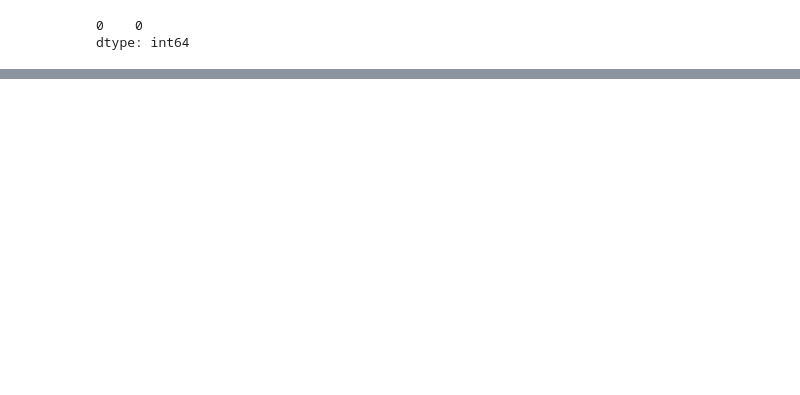
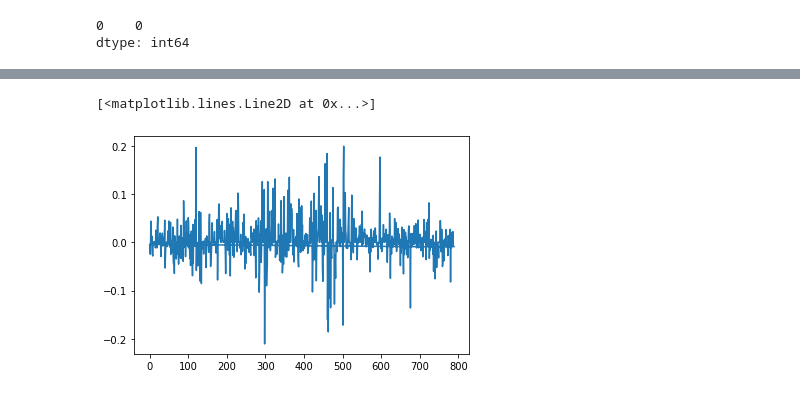
Before and after one commit to netoconcon/next_trend, a Jupyter notebook: notebooks/tanise_nuts_nuts-rnn_com_imputer-Copy1.ipynb, the cells around one changed output, grey strips where cells are left out. Drawn from its saved outputs; the diff is of its cells as text; code cells hidden in the pictures; blank space fills up the shorter version.

```diff
--- a/notebooks/tanise_nuts_nuts-rnn_com_imputer-Copy1.ipynb
+++ b/notebooks/tanise_nuts_nuts-rnn_com_imputer-Copy1.ipynb
@@ -461,0 +451,5 @@ tesla_model.predict(X_test).shape
+# %%
+plt.plot(tsla_df['retorno'])
+# %% [output]
+[<matplotlib.lines.Line2D at 0x...>]
+[figure, added]
```
Also changed, not shown: parts of 34 cells of this notebook, 1 other file.
